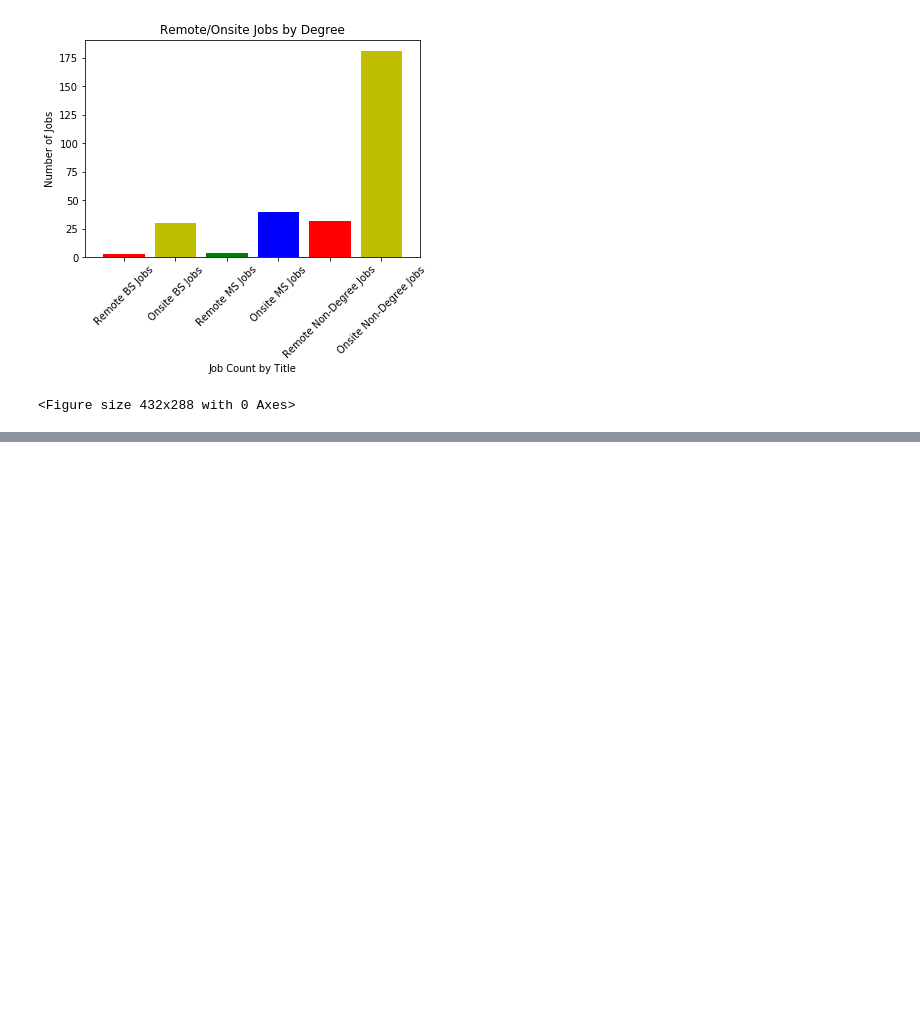
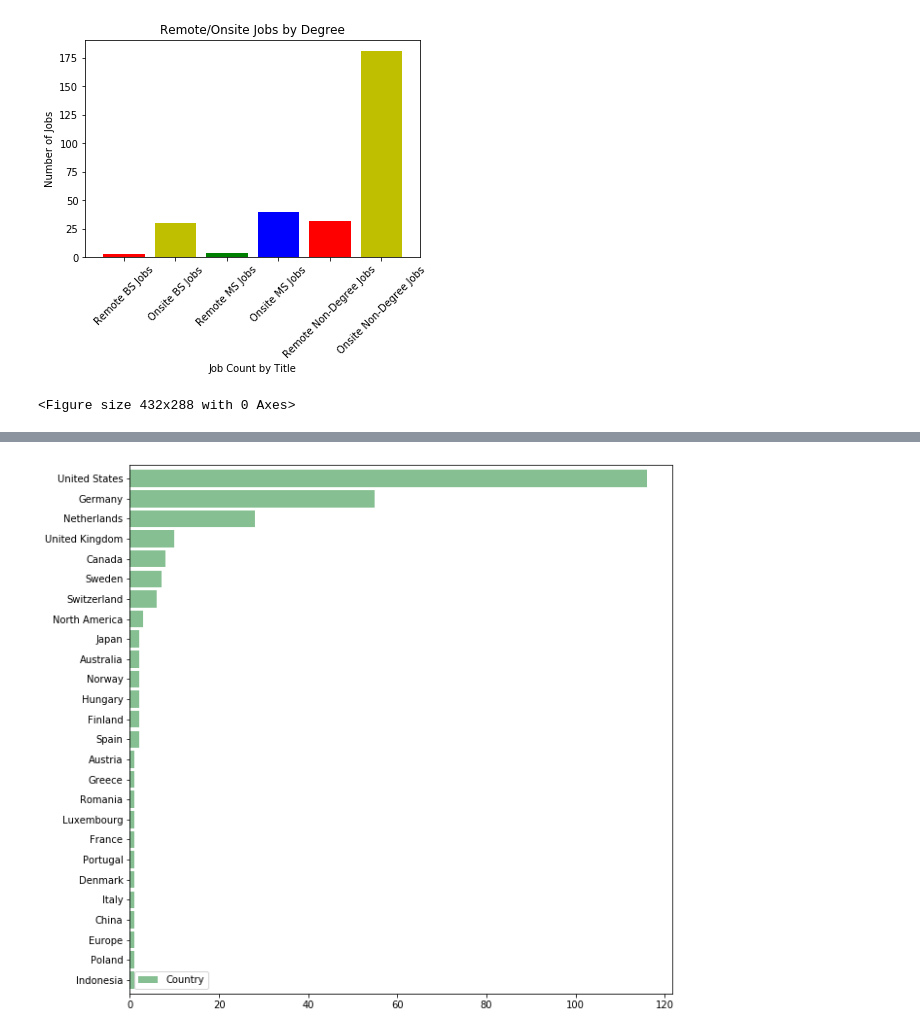
Before and after one commit to brian1581/Project1, a Jupyter notebook: final_project.ipynb, the cells around one changed output, grey strips where cells are left out. Saved outputs shown, nothing was run; the diff lists cells and outputs as text; code cells hidden in the pictures; blank space fills up the shorter version.

Commit message:
Updated final project with my code

```diff
--- a/final_project.ipynb
+++ b/final_project.ipynb
@@ -6,9 +6,13 @@ import matplotlib.pyplot as plt
 import csv
 import json
 import time
+import gmaps
+import requests
 from datetime import datetime
 #from config import gkey
 import gmaps
+
+cleancities = "../Project1/cleaned_cities_states.csv"
 # %%
 #gmaps.configure(api_key=gkey)
 # %%
@@ -560,3 +584,13 @@ plt.savefig("../remote_by_degree.png")
 # %% [output]
 [figure]
 <Figure size 432x288 with 0 Axes>
+# %%
+# MICHELLE'S CODE
+# Merging clean location data
+mt_data_df = pd.DataFrame(l)
+mt_data_df.drop(['how_to_apply', 'company_logo', 'company_url', ], axis=1)
+clean_location = pd.read_csv(cleancities)
+mt_data2 = pd.merge(mt_data_df, clean_location, on='id')
+mt_data2.drop(['company_logo', 'company_url', 'how_to_apply', 'location_x', 'url', 'location_y'], axis=1)
+mt_df2 = pd.DataFrame(mt_data2)
+mt_data2
@@ -562,0 +616,9 @@ plt.savefig("../remote_by_degree.png")
+# %%
+# MICHELLE'S CODE
+# Created horizontal bar graph for countries
+country = mt_data2['Country'].value_counts()
+country_df = pd.DataFrame(country)
+country_df.plot(kind='barh', figsize=(10,10), color='#86bf91', zorder=2, width=0.85).invert_yaxis()
+plt.savefig("../Project1/country_hbar.png")
+# %% [output]
+[figure, added]
```
Also changed, not shown: parts of 8 cells of this notebook.
